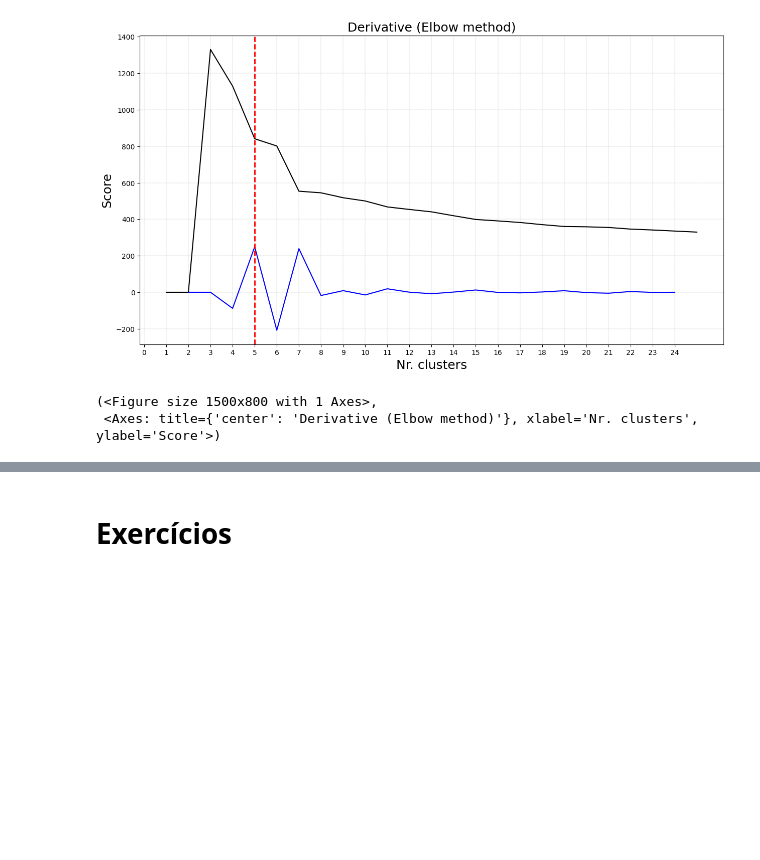
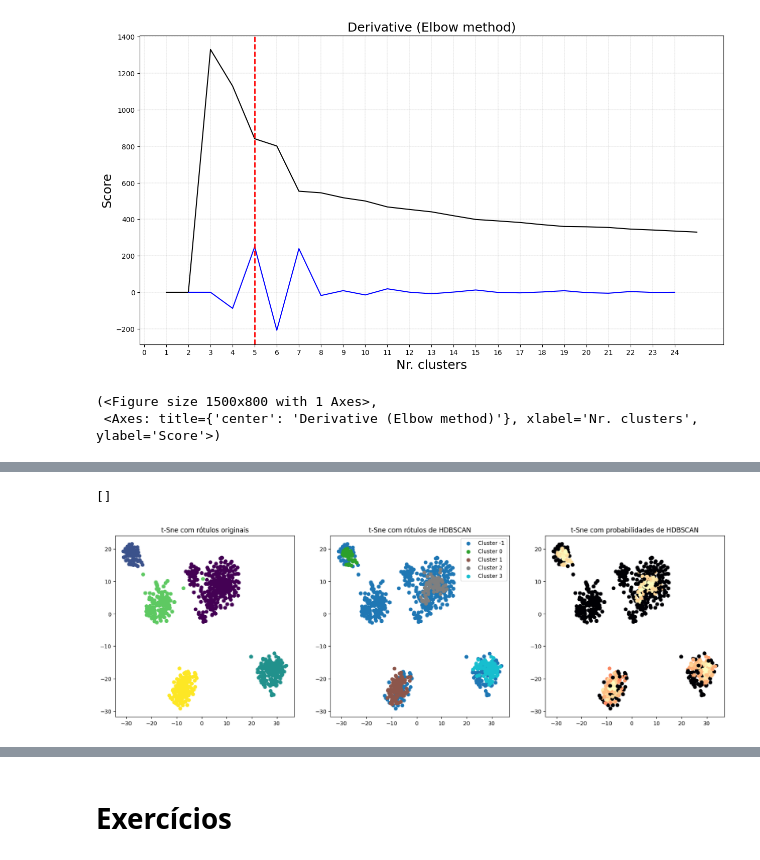
Before and after one commit to JCFDGG/LOB1266-PUB, a Jupyter notebook: aulas/aula_08_clustering/08_clustering.ipynb, the cells around one changed output, grey strips where cells are left out. Cells and saved outputs as stored; diff of their text form; code cells hidden in the pictures; blank space fills up the shorter version.

```diff
--- a/aulas/aula_08_clustering/08_clustering.ipynb
+++ b/aulas/aula_08_clustering/08_clustering.ipynb
@@ -709,0 +729,4 @@ ce.plot()
+# %%
+# Faz-se a pipeline, assim como no Kmeans
+pipe_hdbscan = Pipeline([('scaler', scaler),
+                         ('hdbscan', hdbscan_model)])
@@ -709,0 +735,2 @@ ce.plot()
+# %%
+pipe_hdbscan.fit(df_copia) # Treina o modelo
@@ -709,0 +742,3 @@ ce.plot()
+# %%
+hdbscan_labels = pipe_hdbscan['hdbscan'].labels_ # Resgata os rótulos
+hdbscan_labels[0:5] # Retorna os cinco primeiros itens
@@ -709,0 +749,3 @@ ce.plot()
+# %%
+hdbscan_probabilities = pipe_hdbscan['hdbscan'].probabilities_ # Resgata as probabilidades
+hdbscan_probabilities[0:5] # Retorna os cinco primeiros itens
@@ -709,0 +758,40 @@ ce.plot()
+# %%
+fig, axes = plt.subplots(1, 3, figsize=(20,6)) # Cria uma figura com 3 gráficos
+
+
+# Scatterplot com rótulos reais
+axes[0].scatter(x=points_x, # Usando os pontos do t-SNE
+                y=points_y, # Usando os pontos do t-SNE
+                c=true_colors) # As cores são os rótulos reais
+axes[0].set_title('t-Sne com rótulos originais')
+
+# Scatterplot com rótulos de HDBSCAN
+
+## Prepara os rótulos para serem usados como cores
+unique_labels = np.unique(hdbscan_labels) # Resgata os rótulos únicos
+
+cmap = plt.get_cmap('tab10', len(unique_labels)) # Cria um mapa de cores com o número de rótulos únicos
+
+## Desenha cada gráfico separadamente, para poder usar do argumento label
+for i, label in enumerate(unique_labels):
+    axes[1].scatter(x=points_x[hdbscan_labels == label], # Usa os pontos do t-SNE em que a label é igual ao label atual
+                    y=points_y[hdbscan_labels == label],
+                    color=cmap(i), # Usa uma paleta de cores do seaborn
+                    label=f'Cluster {label}') # Adiciona o rótulo
+
+axes[1].legend() # Faz a legenda
+axes[1].set_title('t-Sne com rótulos de HDBSCAN')
+
+
+# Scatterplot com probabilidades de HDBSCAN
+axes[2].scatter(x=points_x, # Usando os pontos do t-SNE
+                y=points_y, # Usando os pontos do t-SNE
+                c=hdbscan_probabilities,
+                cmap='magma') # Usa o cmap magma
+axes[2].set_title('t-Sne com probabilidades de HDBSCAN')
+
+
+plt.plot()
+# %% [output]
+[]
+[figure, added]
```
Also changed, not shown: parts of 21 cells of this notebook.
